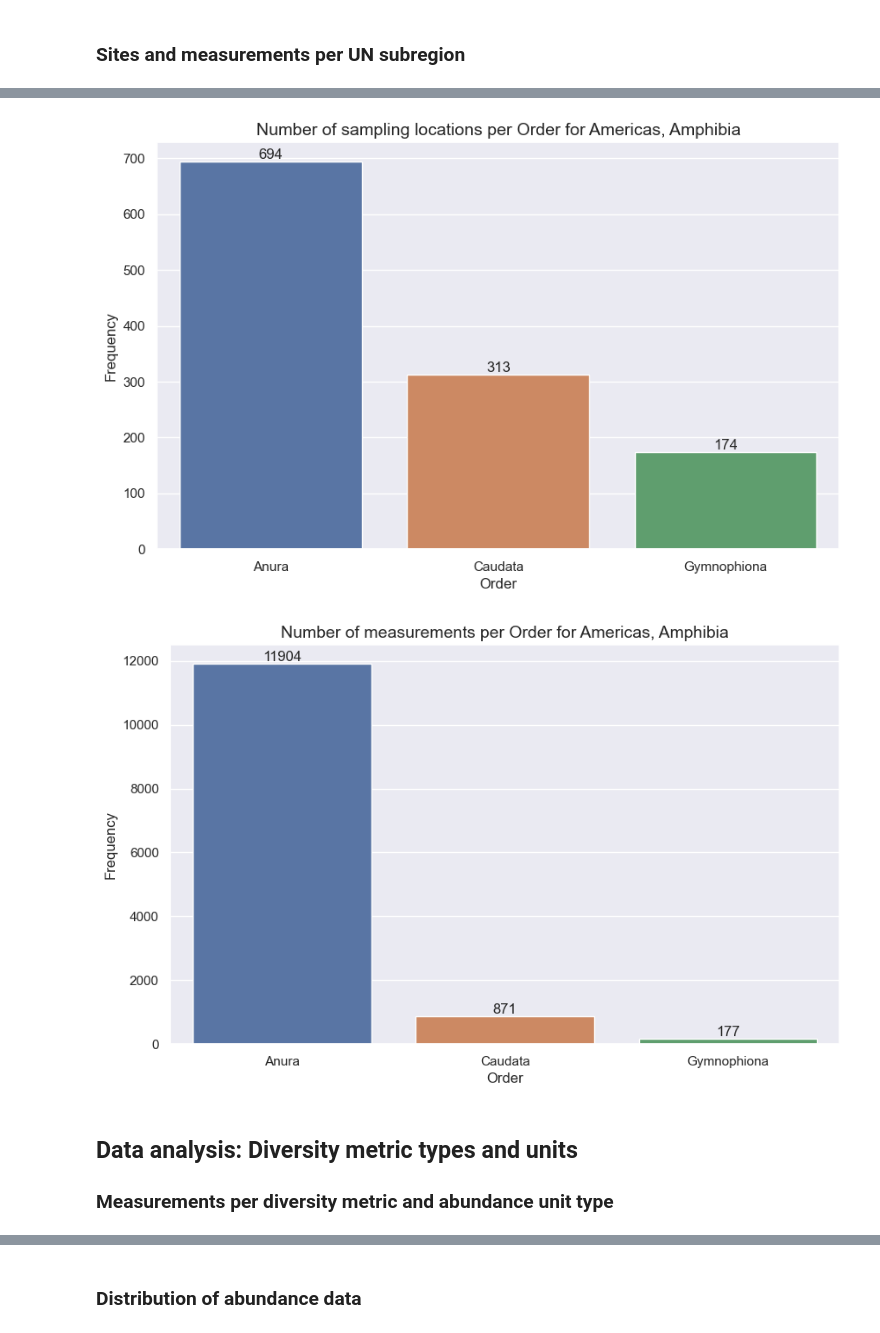
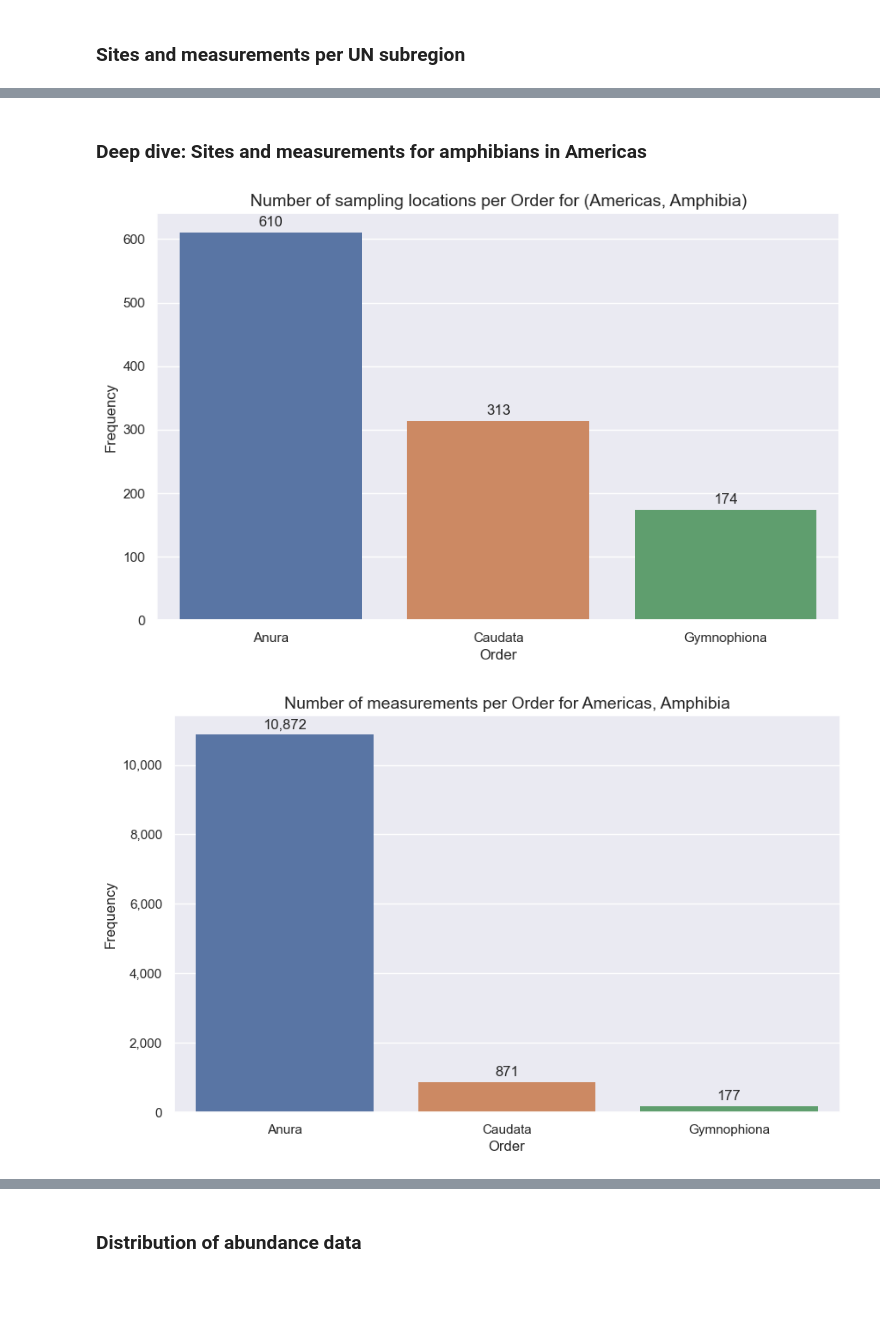
Before and after one commit to j-nystrom/biodiversity-impacts, a Jupyter notebook: notebooks/predicts_data_exploration.ipynb, the cells around one changed output, grey strips where cells are left out. Saved outputs shown, nothing was run; the diff lists cells and outputs as text; code cells hidden in the pictures; blank space fills up the shorter version.

```diff
--- a/notebooks/predicts_data_exploration.ipynb
+++ b/notebooks/predicts_data_exploration.ipynb
@@ -261,0 +26,3 @@ df_predicts.head()
+# %%
+# Load the complete data set
+df_predicts = pd.read_csv("../../data/PREDICTS/merged_data.csv")
@@ -266,8 +46,9 @@ df_predicts.head()
 # %%
 # List with relevant information to display
 labels = ["sampling locations", "countries", "species", "studies"]
-columns = ["SSS", "Country", "Taxon_name_entered", "Source_ID"]
+columns = ["SSS", "Country", "Taxon_name_entered", "SS"]
 
+# Print stats for each relevant column
 print(f"Number of observations: {df_predicts.shape[0]:,}")
 for label, column in zip(labels, columns):
     count = df_predicts[column].nunique()
@@ -390 +369,4 @@ def plot_histogram_with_density(
+# %%
+# Filter dataframe to only include abundance measurements
+df_abundance = df_predicts[df_predicts["Diversity_metric_type"] == "Abundance"]
 # %% [markdown]
@@ -501,31 +507,33 @@ plot_frequencies(
+# %% [markdown]
+### Deep dive: Sites and measurements for amphibians in Americas
 # %%
 # Filter dataframe for Americas and amphibians
-df_americas_amph = df_predicts.loc[
+df_americas_amph = df_abundance.loc[
     (df_predicts["UN_region"] == "Americas") & (df_predicts["Class"] == "Amphibia")
 ]
 # %%
 plot_frequencies(
     df_americas_amph,
     group_col="Order",
-    count_col="SSS",
+    count_col="SSBS",
     count_type="unique_values",
-    title="Number of sampling locations per Order for Americas, Amphibia",
+    title="Number of sampling locations per Order for (Americas, Amphibia)",
     sort_ascending=False,
     flip_axes=False,
 )
 # %% [output]
-[figure, old version]
+[figure, new version]
 # %%
 plot_frequencies(
     df_americas_amph,
     group_col="Order",
-    count_col="SSS",
+    count_col="SSBS",
     count_type="measurements",
     title="Number of measurements per Order for Americas, Amphibia",
     sort_ascending=False,
     flip_axes=False,
 )
 # %% [output]
-[figure, old version]
+[figure, new version]
 # %%
 # TODO: Distribution / histograms of class, order, family, genus, species
@@ -532,4 +544,0 @@ plot_frequencies(
-# %% [markdown]
-## Data analysis: Diversity metric types and units
-
-### Measurements per diversity metric and abundance unit type
```
Also changed, not shown: parts of 77 cells of this notebook.
